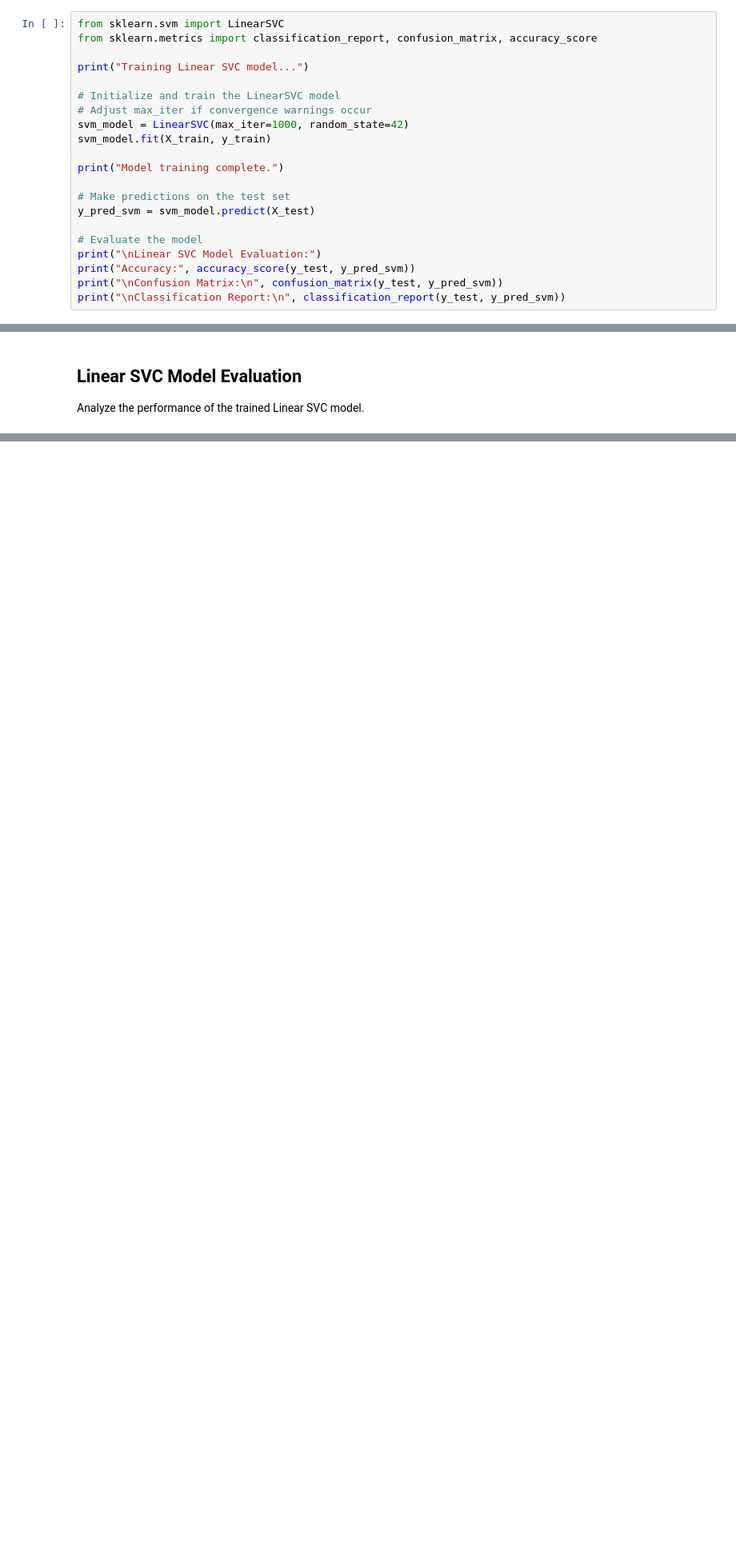
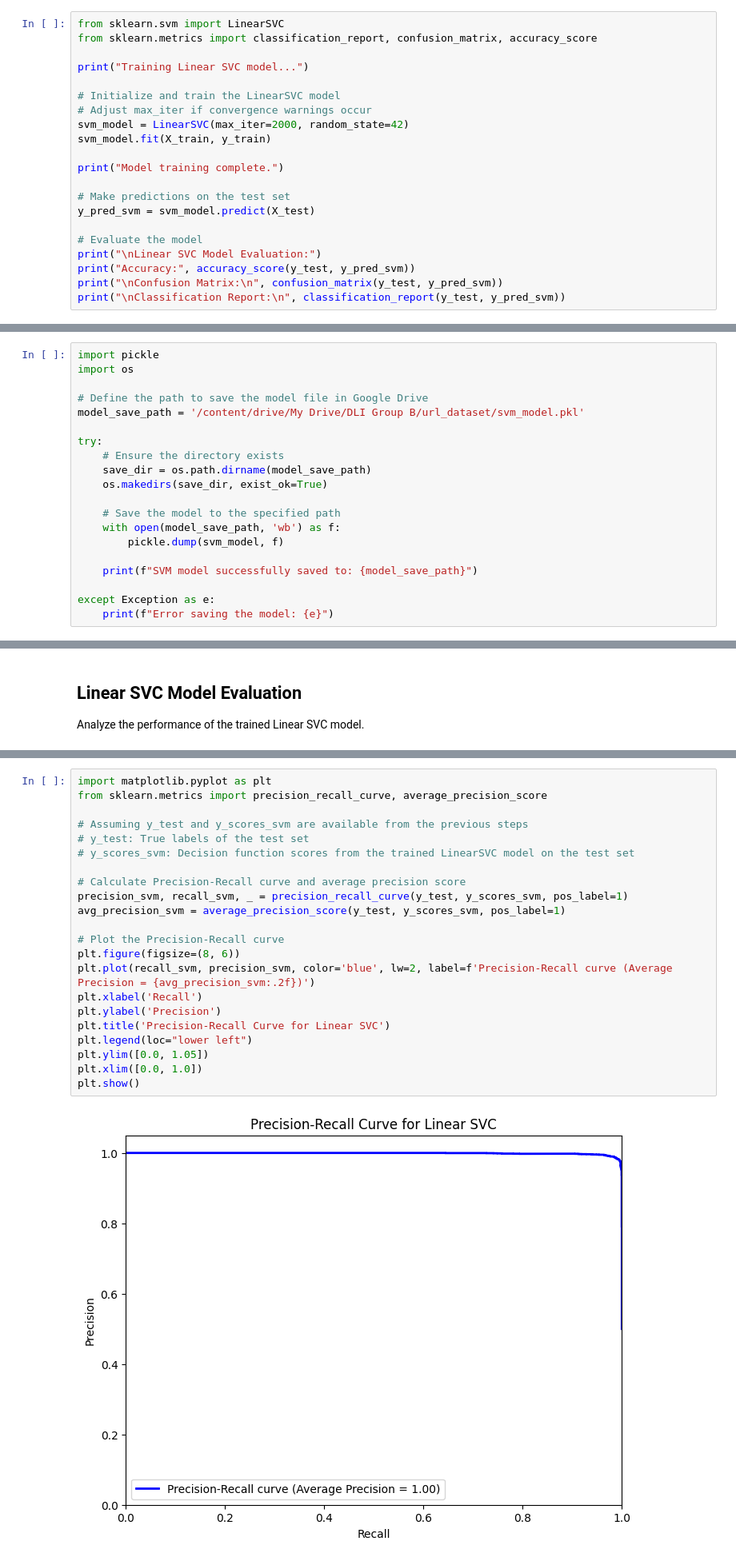
Before and after one commit to juwetta/DLI_Group-B, a Jupyter notebook: DLI_Malicious_URL.ipynb, the cells around one changed output, grey strips where cells are left out. Shown at 80% size. Saved outputs shown, nothing was run; the diff lists cells and outputs as text; blank space fills up the shorter version.

```diff
--- a/DLI_Malicious_URL.ipynb
+++ b/DLI_Malicious_URL.ipynb
@@ -332,7 +301,7 @@ print("Training Linear SVC model...")
 
 # Initialize and train the LinearSVC model
 # Adjust max_iter if convergence warnings occur
-svm_model = LinearSVC(max_iter=1000, random_state=42)
+svm_model = LinearSVC(max_iter=2000, random_state=42)
 svm_model.fit(X_train, y_train)
 
 print("Model training complete.")
@@ -367,0 +337,20 @@ weighted avg       0.99      0.99      0.99     12263
+# %%
+import pickle
+import os
+
+# Define the path to save the model file in Google Drive
+model_save_path = '/content/drive/My Drive/DLI Group B/url_dataset/svm_model.pkl'
+
+try:
+    # Ensure the directory exists
+    save_dir = os.path.dirname(model_save_path)
+    os.makedirs(save_dir, exist_ok=True)
+
+    # Save the model to the specified path
+    with open(model_save_path, 'wb') as f:
+        pickle.dump(svm_model, f)
+
+    print(f"SVM model successfully saved to: {model_save_path}")
+
+except Exception as e:
+    print(f"Error saving the model: {e}")
@@ -371,0 +430,24 @@ Analyze the performance of the trained Linear SVC model.
+# %%
+import matplotlib.pyplot as plt
+from sklearn.metrics import precision_recall_curve, average_precision_score
+
+# Assuming y_test and y_scores_svm are available from the previous steps
+# y_test: True labels of the test set
+# y_scores_svm: Decision function scores from the trained LinearSVC model on the test set
+
+# Calculate Precision-Recall curve and average precision score
+precision_svm, recall_svm, _ = precision_recall_curve(y_test, y_scores_svm, pos_label=1)
+avg_precision_svm = average_precision_score(y_test, y_scores_svm, pos_label=1)
+
+# Plot the Precision-Recall curve
+plt.figure(figsize=(8, 6))
+plt.plot(recall_svm, precision_svm, color='blue', lw=2, label=f'Precision-Recall curve (Average Precision = {avg_precision_svm:.2f})')
+plt.xlabel('Recall')
+plt.ylabel('Precision')
+plt.title('Precision-Recall Curve for Linear SVC')
+plt.legend(loc="lower left")
+plt.ylim([0.0, 1.05])
+plt.xlim([0.0, 1.0])
+plt.show()
+# %% [output]
+[figure, added]
```
Also changed, not shown: parts of 11 cells of this notebook.
